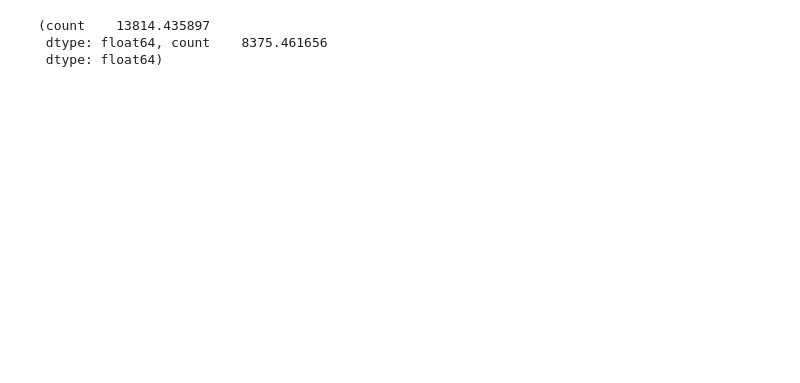
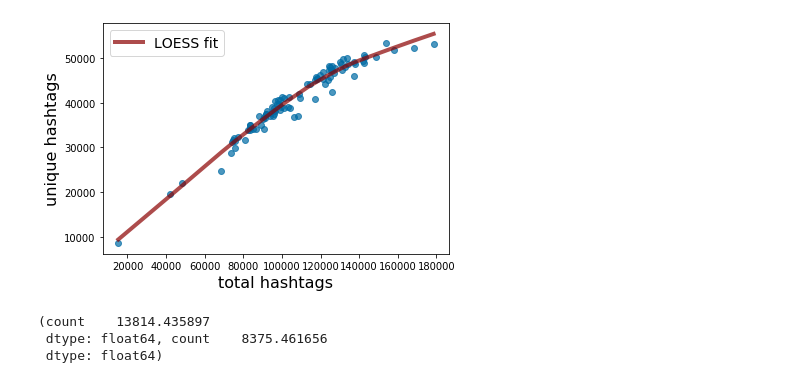
Before and after one commit to damianruck/LondonHashtags, a Jupyter notebook: python.ipynb, the cells around one changed output. Drawn from its saved outputs; the diff is of its cells as text; code cells hidden in the pictures; blank space fills up the shorter version.

Commit message:
heaps law2

```diff
--- a/python.ipynb
+++ b/python.ipynb
@@ -386,3 +363,40 @@ AttributeError: log_normal_positive
+# %%
+
+import matplotlib.pyplot as plt
+import os
+
+weekly = self.round_dates_to_weekstarting()
+
+df=weekly.groupby('date').agg({'hashtag':'nunique','count':'sum'})#.iloc[:100000]
+nu = df['hashtag']
+nt = df['count']
+
+lowess = sm.nonparametric.lowess(endog=nu, exog=nt, frac=0.8)
+xfit,yfit = list(zip(*lowess))
+
+plt.style.use('tableau-colorblind10')
+f, ax = plt.subplots()
+
+ax.plot(nt,nu,'o',alpha=0.7,label='_legend_')
+ax.plot(xfit,yfit,'-',c='darkred',lw=4,alpha=0.7,label='LOESS fit')
+
+ax.set_xlabel('total hashtags',fontsize=16)
+ax.set_ylabel('unique hashtags',fontsize=16)
+
+ax.legend(fontsize=14)
+
+plt.tight_layout()
+
+save_directory = 'plots/'
+if not os.path.exists(save_directory):
+    os.makedirs(save_directory)
+
+plt.savefig(save_directory+'heaps_law.pdf')
+plt.show()
+
+plt.close()
+# %% [output]
+[figure, added]
 # %%
 #outlier alpha day, get sample size
 outlier_alpha_date = self.daily_alpha.idxmax()
```
Also changed, not shown: parts of 6 cells of this notebook, 3 other files.
